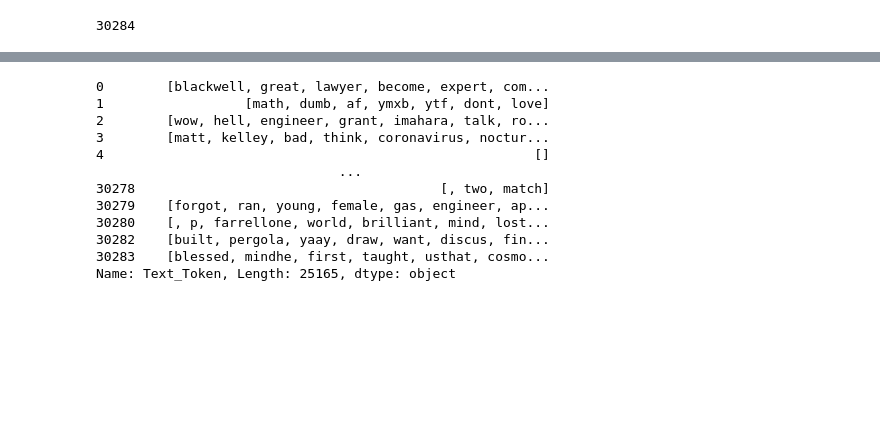
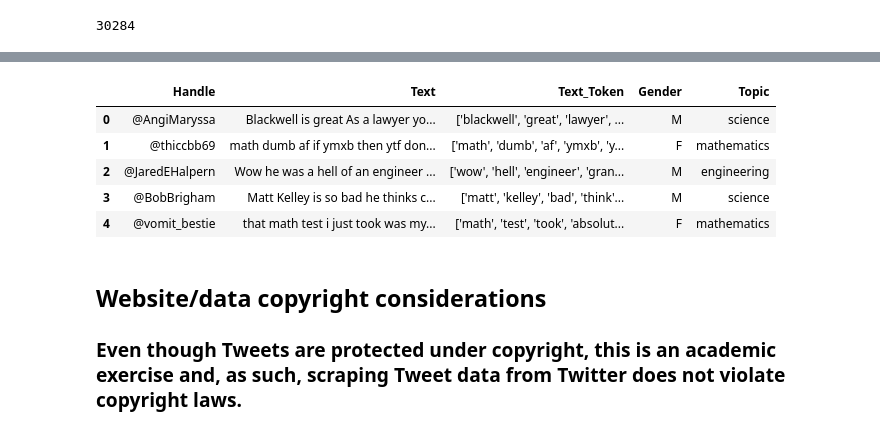
Before and after one commit to lauravodden/Gender-Bias-in-Machine-Learning, a Jupyter notebook: MA5851_A3_Twitter_Scrape.ipynb, the cells around one changed output, grey strips where cells are left out. Saved outputs shown, nothing was run; the diff lists cells and outputs as text; code cells hidden in the pictures; blank space fills up the shorter version.

```diff
--- a/MA5851_A3_Twitter_Scrape.ipynb
+++ b/MA5851_A3_Twitter_Scrape.ipynb
@@ -278,17 +313,14 @@ Total Tweets: 25165
-# %%
-documents = tweets_df["Text_Token"]
-
-print(documents)
-# %% [output]
-0        [blackwell, great, lawyer, become, expert, com...
-1                  [math, dumb, af, ymxb, ytf, dont, love]
-2        [wow, hell, engineer, grant, imahara, talk, ro...
-3        [matt, kelley, bad, think, coronavirus, noctur...
-4                                                       []
-                               ...
-30278                                       [, two, match]
-30279    [forgot, ran, young, female, gas, engineer, ap...
-30280    [, p, farrellone, world, brilliant, mind, lost...
-30282    [built, pergola, yaay, draw, want, discus, fin...
-30283    [blessed, mindhe, first, taught, usthat, cosmo...
-Name: Text_Token, Length: 25165, dtype: object
+# %%
+tweets_df = pd.read_csv("tweets_df.csv", dtype=object)
+# %%
+tweets_df.head()
+# %% [output]
+|  | Handle | Text | Text_Token | Gender | Topic |
+| 0 | @AngiMaryssa | Blackwell is great As a lawyer yo... | ['blackwell', 'great', 'lawyer', ... | M | science |
+| 1 | @thiccbb69 | math dumb af if ymxb then ytf don... | ['math', 'dumb', 'af', 'ymxb', 'y... | F | mathematics |
+| 2 | @JaredEHalpern | Wow he was a hell of an engineer ... | ['wow', 'hell', 'engineer', 'gran... | M | engineering |
+| 3 | @BobBrigham | Matt Kelley is so bad he thinks c... | ['matt', 'kelley', 'bad', 'think'... | M | science |
+| 4 | @vomit_bestie | that math test i just took was my... | ['math', 'test', 'took', 'absolut... | F | mathematics |
+# %% [markdown]
+## Website/data copyright considerations
+### Even though Tweets are protected under copyright, this is an academic exercise and, as such, scraping Tweet data from Twitter does not violate copyright laws.
```
Also changed, not shown: parts of 14 cells of this notebook.
